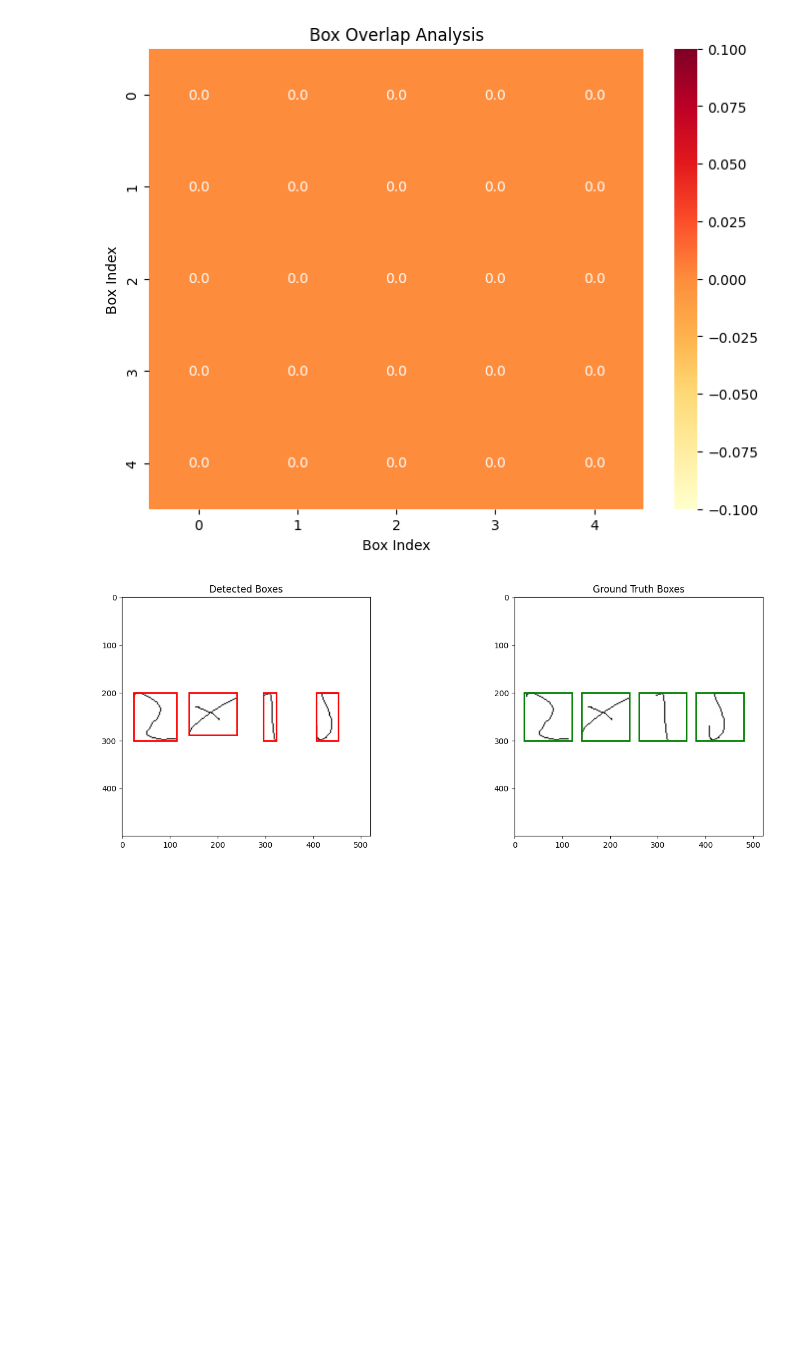
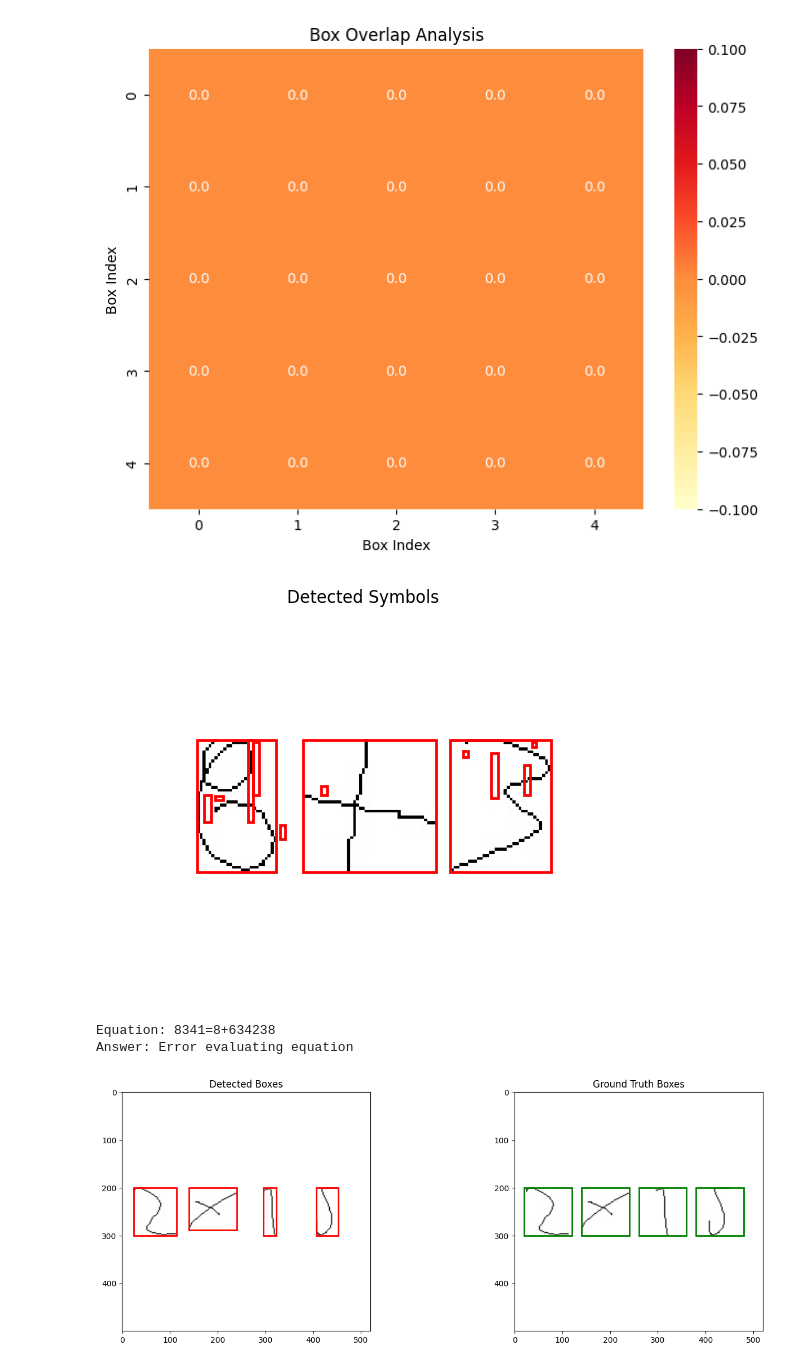
Before and after one commit to OnatAyldz/cmse492_project, a Jupyter notebook: notebooks/FinalNotebook.ipynb, the cells around one changed output. Cells and saved outputs as stored; diff of their text form; code cells hidden in the pictures; blank space fills up the shorter version.

```diff
--- a/notebooks/FinalNotebook.ipynb
+++ b/notebooks/FinalNotebook.ipynb
@@ -553,3 +594,62 @@ create_contour_visualizations(img_path)
+# %%
+def predict_single_equation(model, img_path, class_names):
+    """Predict and solve a single equation from an image"""
+    # Load and binarize the image
+    input_image = cv2.imread(img_path, 0)
+    inverted_binary_img = binarize(input_image)
+
+    # Detect contours and sort left-to-right
+    bounding_boxes = detect_contours(img_path)
+    bounding_boxes = sorted(bounding_boxes, key=lambda x: x[0])  # Sort symbols left-to-right
+
+    # Predict symbols and reconstruct the equation string
+    eqn_list = []
+
+    # Show original image with boxes
+    plt.figure(figsize=(10, 5))
+    plt.imshow(input_image, cmap='gray')
+    for (x, y, w, h) in bounding_boxes:
+        rect = plt.Rectangle((x, y), w, h, fill=False, color='red', linewidth=2)
+        plt.gca().add_patch(rect)
+    plt.title('Detected Symbols')
+    plt.axis('off')
+    plt.show()
+
+    # Process each symbol
+    for (x, y, w, h) in bounding_boxes:
+        # Resize and pad each symbol for the model
+        img = resize_pad(inverted_binary_img[y:y+h, x:x+w], (45, 45), 0)
+
+        # Predict the symbol class
+        pred_class = class_names[np.argmax(model.predict(tf.expand_dims(tf.expand_dims(img, 0), -1), verbose=0))]
+
+        # Map "times" to "*" for evaluation
+        if pred_class == "times":
+            pred_class = "*"
+        eqn_list.append(pred_class)
+
+    # Join symbols to form the full equation
+    predicted_eqn = ''.join(eqn_list)
+
+    # Calculate the answer
+    try:
+        answer = eval(predicted_eqn)
+    except Exception as e:
+        answer = "Error evaluating equation"
+
+    # Print results
+    print(f"Equation: {predicted_eqn}")
+    print(f"Answer: {answer}")
+
+    return predicted_eqn, answer
+
+# Use it like this:
+img_path = "test_equation_images/2numbers_test_020.png"  # Replace with your image path
+equation, answer = predict_single_equation(model, img_path, class_names)
+# %% [output]
+[figure, added]
+Equation: 8341=8+634238
+Answer: Error evaluating equation
 # %%
 def calculate_iou(box1, box2):
     """Calculate Intersection over Union for two boxes"""
```
Also changed, not shown: parts of 1 cell of this notebook.
